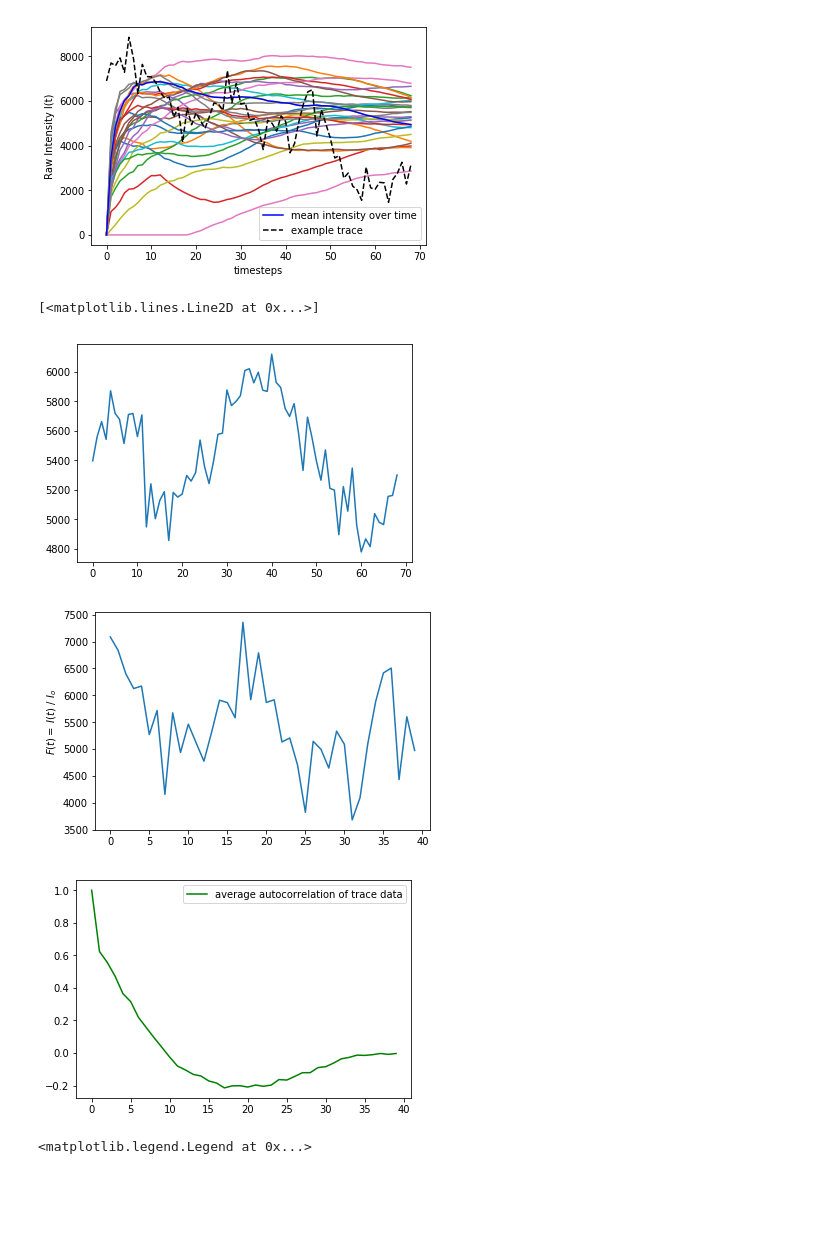
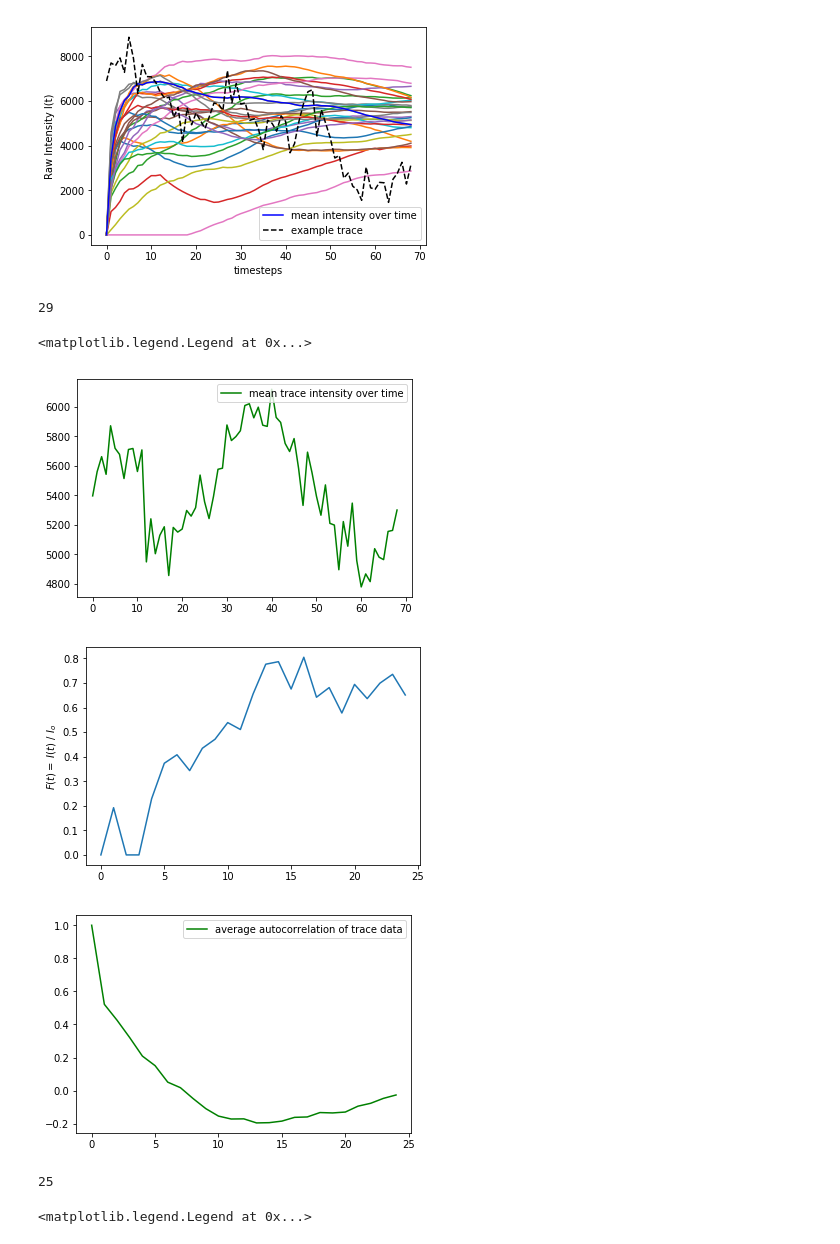
Before and after one commit to tlmakinen/bursting-IGMM, a Jupyter notebook: autocorrelation/desponds-positive-control.ipynb, the cells around one changed output. Saved outputs shown, nothing was run; the diff lists cells and outputs as text; code cells hidden in the pictures; blank space fills up the shorter version.

Commit message:
need to look at implementing fitting routine taking in trace package

```diff
--- a/autocorrelation/desponds-positive-control.ipynb
+++ b/autocorrelation/desponds-positive-control.ipynb
@@ -29,16 +26,16 @@ t = Table.read('desponds_data/embryo3-anterior-nc13.csv')
 # %%
 # take a look at the average intensities over time to define a good "steady-state" window
-for name in t.colnames:
+for name in table.colnames:
     N = 0
     mean = []
-    for j in range(len(t[name])):
+    for j in range(len(table[name])):
         N+=1
-        mean.append(np.sum(t[name][:j]) / N)
+        mean.append(np.sum(table[name][:j]) / N)
 
     plt.plot(mean)
 
 plt.plot(mean, color='blue', label = "mean intensity over time")
-plt.plot(t[name], '--', color='k', label='example trace')
+plt.plot(table[name], '--', color='k', label='example trace')
 plt.xlabel('timesteps')
 plt.ylabel('Raw Intensity I(t)')
 plt.legend()
@@ -46,13 +43,24 @@ plt.legend()
 # %% [output]
 <matplotlib.legend.Legend at 0x...>
 [figure]
+# %%
+a = np.arange(5)
+a*5
+a = np.arange(len(traces)) * 6
+len(np.mean(traces, axis=1))
+# %% [output]
+29
 # %%
-# plot mean intensity over time
+# plot mean intensity over time to define good steady-state window for embryo trace package
 traces=[]
-for name in t.colnames:
-    traces.append(t[name])
+for name in table.colnames:
+    trace = table[name]
+    traces.append(trace)
 
-plt.plot(np.mean(traces, axis=0))
+seconds = np.arange(len(trace)) * 6
+
+plt.plot(np.mean(traces, axis=0), color='green', label="mean trace intensity over time")
+plt.legend()
 # %% [output]
-[<matplotlib.lines.Line2D at 0x...>]
+<matplotlib.legend.Legend at 0x...>
-[figure, old version]
+[figure, new version]
@@ -62,49 +88,58 @@ autolist = []
 tracelist = []
 max_intens = []
 
-steadystate_start_indx = 25
-stop_indx = 50
+steadystate_start_indx = 20
+stop_indx = 45
 
-for j in t.colnames:
+for j in table.colnames:
 # calibrate fluorescence signal: F(t) = I(t) / Io
-    max_intens.append(np.max(t[j][steadystate_indx:stop_indx])) # get maximum fluorescence from each trace in given region
+    max_intens.append(np.max(table[j][steadystate_start_indx:stop_indx])) # get maximum fluorescence from each trace in given region
 
         # DO WE STILL COUNT ZERO SIGNAL CELLS????  --> yes, in fact, since they contribute to the average gene expression
         # for a given region.
 
 I_o = np.mean(np.asarray(max_intens))   # mean of the maxima of all traces in set
 #print('Io = ', I_o)
 
-for name in t.colnames:
-    trace = t[name][steadystate_indx:stop_indx]
+for name in table.colnames:
+    trace = table[name][steadystate_start_indx:stop_indx]
 
     colsum = np.sum(trace)
     if (colsum == 0):                                      # don't plot the zero signal traces
         auto_norm = np.ones(len(trace)) * np.nan         # set zero signal cells to nan to be ignored
         #corrected_trace = np.ones(len(t[name])) * np.nan
 
     else:
         # calibrate fluorescence signal: F(t) = I(t) / Io
         calibrated_trace = trace / I_o
 
         # subtract out mean signal of each trace to prevent nucleus-nucleus variability
         corrected_trace = calibrated_trace - np.nanmean(calibrated_trace)
 
         auto = np.correlate(corrected_trace, corrected_trace, 'full')
+        #auto = autocorrelateSignal(corrected_trace)
         auto = auto[np.argmax(auto):]     # take half of the autocorrelation function
 
         # finally, normalize
-        auto_norm = auto / auto[0]
+        #auto_norm = auto / auto[0]
+        for r in range(len(trace)):
+            norm = []
+            sm2 = 0.
+            for k in range(len(trace)):
+                sm2 += (k^2)
+            norm.append(((len(trace)-float(r)) / len(trace)) * sm2)
 
-    autolist.append(auto_norm)
+        auto_norm = auto #/ (np.asarray(norm))
+
+    autolist.append(auto_norm / auto_norm[0])
     tracelist.append(calibrated_trace)
 
-plt.plot(trace)
+plt.plot(tracelist[3])
 
 plt.ylabel(r'$F(t) =$ $I(t)$ / $I_o$')
 plt.show()
 # %% [output]
-[figure, old version]
+[figure, new version]
 # %%
 autolist;
 # %%
@@ -115,8 +150,11 @@ autocov = np.nanvar(autoarr, axis=0)
 plt.plot(autoav, color = 'g', label = "average autocorrelation of trace data")
 plt.legend(loc='best')
 plt.show()
+
+print(len(autoav))
 # %% [output]
-[figure, old version]
+[figure, new version]
+25
 # %%
 # STEP TWO: Fit for value of Pon
 # %%
```
Also changed, not shown: parts of 25 cells of this notebook.
